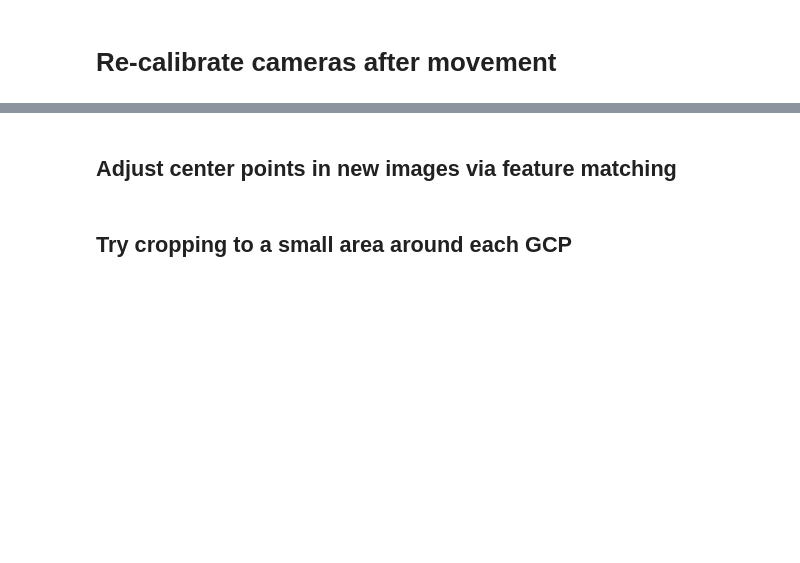
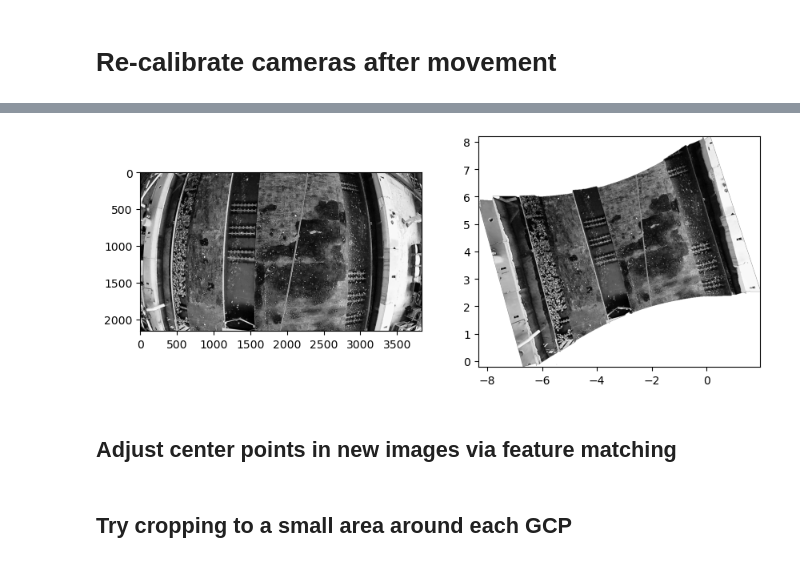
Before and after one commit to RaineyAbe/soo_locks_photogrammetry, a Jupyter notebook: drafts/recalibrate_cameras.ipynb, the cells around one changed output, grey strips where cells are left out. Cells and saved outputs as stored; diff of their text form; code cells hidden in the pictures; blank space fills up the shorter version.

```diff
--- a/drafts/recalibrate_cameras.ipynb
+++ b/drafts/recalibrate_cameras.ipynb
@@ -14,19 +14,19 @@ import matplotlib.pyplot as plt
 from shapely.geometry import MultiPolygon, Point
 
 data_folder = '/Users/rdcrlrka/Research/Soo_locks'
-og_image_list = sorted(glob(os.path.join(data_folder, 'camera_calibration', 'single_band_images', '*.tiff')))
+og_image_list = sorted(glob(os.path.join(data_folder, 'inputs', 'original_images', '*.tiff')))
 new_image_list = sorted(glob(os.path.join(data_folder, 'camera_calibration', 'images20251021', '*.tiff')))
 print(f"Found {len(og_image_list)} images coincident and {len(new_image_list)} images not coincident with lidar.")
 
 # Grab other input files
-gcp_file = os.path.join(os.getcwd(), '..', '..', 'inputs', 'gcp', 'GCP_merged_stable.gpkg')
-refdem_file = os.path.join(os.getcwd(), '..', '..', 'inputs', 'lidar_DSM_filled_cropped.tif')
-refl_file = os.path.join(os.getcwd(), '..', '..', 'inputs', '20251001_Soo_Model_1cm_Intensity_UTM19N-fake.tif')
-calib_file = os.path.join(data_folder, 'camera_calibration', 'calibration_params', 'calibration_parameters_merged.csv')
+gcp_file = os.path.join(data_folder, 'inputs', 'gcp_new', 'GCP_merged.gpkg')
+refdem_file = os.path.join(data_folder, 'inputs', 'lidar_DSM_filled_cropped.tif')
+refl_file = os.path.join(data_folder, 'inputs', '20251001_Soo_Model_1cm_Intensity_UTM19N-fake.tif')
+calib_file = os.path.join(data_folder, 'inputs', 'original_calibrated_cameras.csv')
 water_mask_file = os.path.join(data_folder, 'inputs', 'water_mask.gpkg')
 
 # Load merged camera calibration parameters
 calib = pd.read_csv(calib_file)
-for k in ['K', 'D', 'K_full', 'R_rectified', 't_rectified']:
+for k in ['K', 'D', 'K_full', 'rvec', 'tvec']:
     calib[k] = calib[k].apply(ast.literal_eval)
 calib.head()
@@ -81,34 +89,36 @@ def apply_calibration(image_file, calib_params, dem_file):
         map_y.astype(np.float32),
         interpolation=cv2.INTER_LINEAR
         )
     ortho[in_bounds] = sampled[in_bounds]
     ortho = np.where(np.isnan(dem_z), np.nan, ortho)
 
     # Convert to DataArray
     ortho_xr = xr.DataArray(
         data=ortho,
         dims=('y', 'x'),
         coords={'x': dem.x.data, 'y': dem.y.data}
     )
 
     # Drop empty rows/cols
     ortho_xr = ortho_xr.dropna(dim='x', how='all').dropna(dim='y', how='all')
 
     # Plot
     fig, ax = plt.subplots(1, 2, figsize=(10,5))
     ax[0].imshow(image, cmap='Grays_r')
     ax[1].imshow(
         ortho_xr.data, cmap='Grays_r',
         extent=(min(ortho_xr.x), max(ortho_xr.x), min(ortho_xr.y), max(ortho_xr.y))
         )
     plt.show()
 
-params = [np.array(x) for x in calib.iloc[0][['K', 'D', 'K_full', 'R_rectified', 't_rectified']].values]
+params = [np.array(x) for x in calib.iloc[0][['K', 'D', 'K_full', 'rvec', 'tvec']].values]
 apply_calibration(
     og_image_list[0],
     params,
     refdem_file
 )
+# %% [output]
+[figure, added]
 # %% [markdown]
 ## Adjust center points in new images via feature matching
 # %%
```
Also changed, not shown: parts of 3 cells of this notebook, 2 other files.
